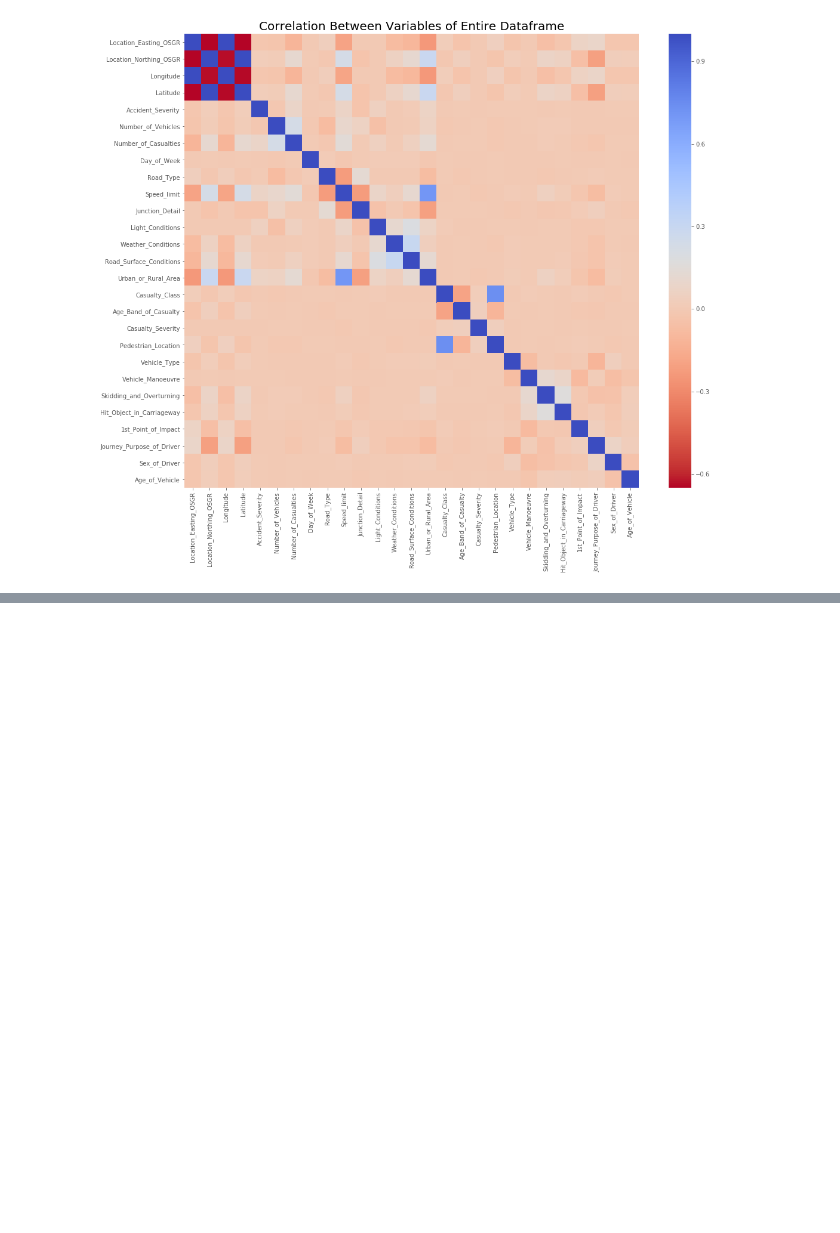
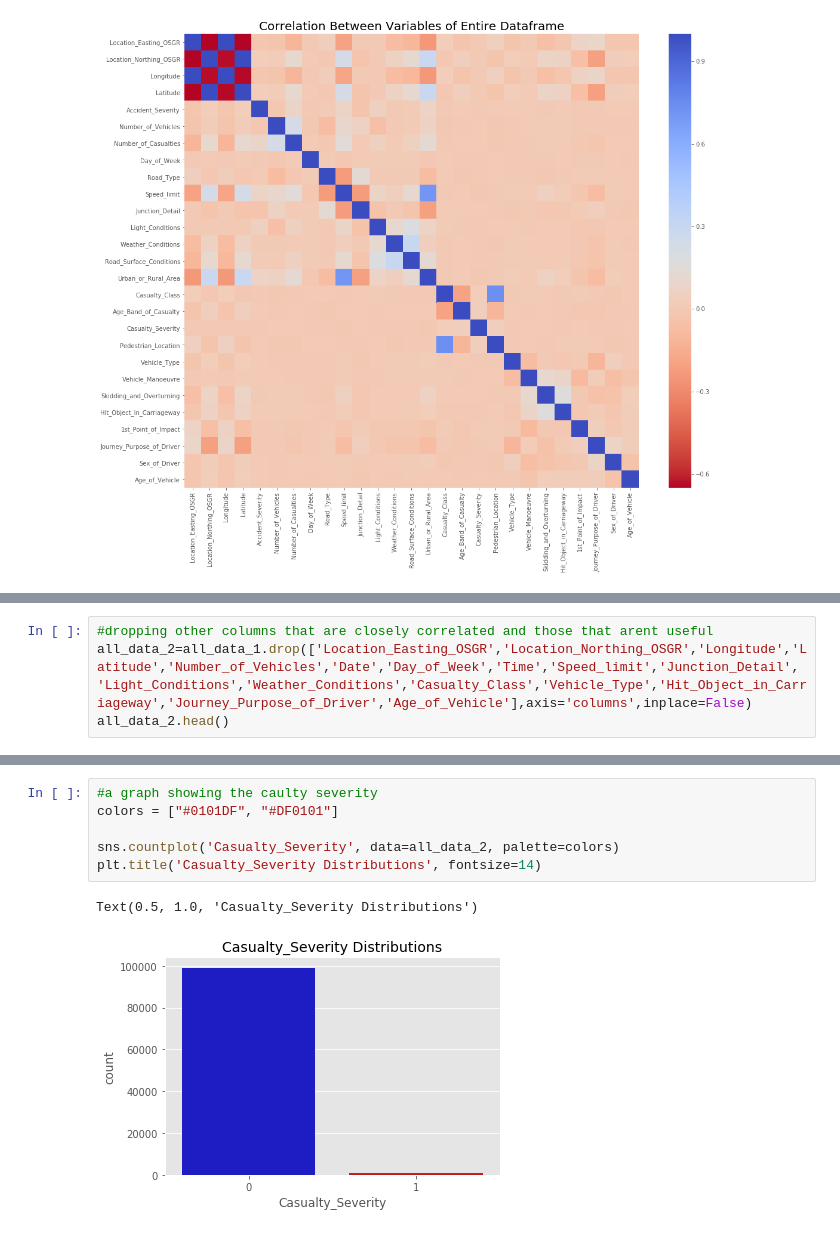
Before and after one commit to BrunoJay/Python-recess-project, a Jupyter notebook: marveditioncleaning.ipynb, the cells around one changed output, grey strips where cells are left out. Saved outputs shown, nothing was run; the diff lists cells and outputs as text; blank space fills up the shorter version.

```diff
--- a/marveditioncleaning.ipynb
+++ b/marveditioncleaning.ipynb
@@ -207,0 +198,4 @@ plt.show()
+# %%
+#dropping other columns that are closely correlated and those that arent useful
+all_data_2=all_data_1.drop(['Location_Easting_OSGR','Location_Northing_OSGR','Longitude','Latitude','Number_of_Vehicles','Date','Day_of_Week','Time','Speed_limit','Junction_Detail','Light_Conditions','Weather_Conditions','Casualty_Class','Vehicle_Type','Hit_Object_in_Carriageway','Journey_Purpose_of_Driver','Age_of_Vehicle'],axis='columns',inplace=False)
+all_data_2.head()
@@ -207,0 +258,9 @@ plt.show()
+# %%
+#a graph showing the caulty severity
+colors = ["#0101DF", "#DF0101"]
+
+sns.countplot('Casualty_Severity', data=all_data_2, palette=colors)
+plt.title('Casualty_Severity Distributions', fontsize=14)
+# %% [output]
+Text(0.5, 1.0, 'Casualty_Severity Distributions')
+[figure, added]
```
Also changed, not shown: parts of 9 cells of this notebook.
